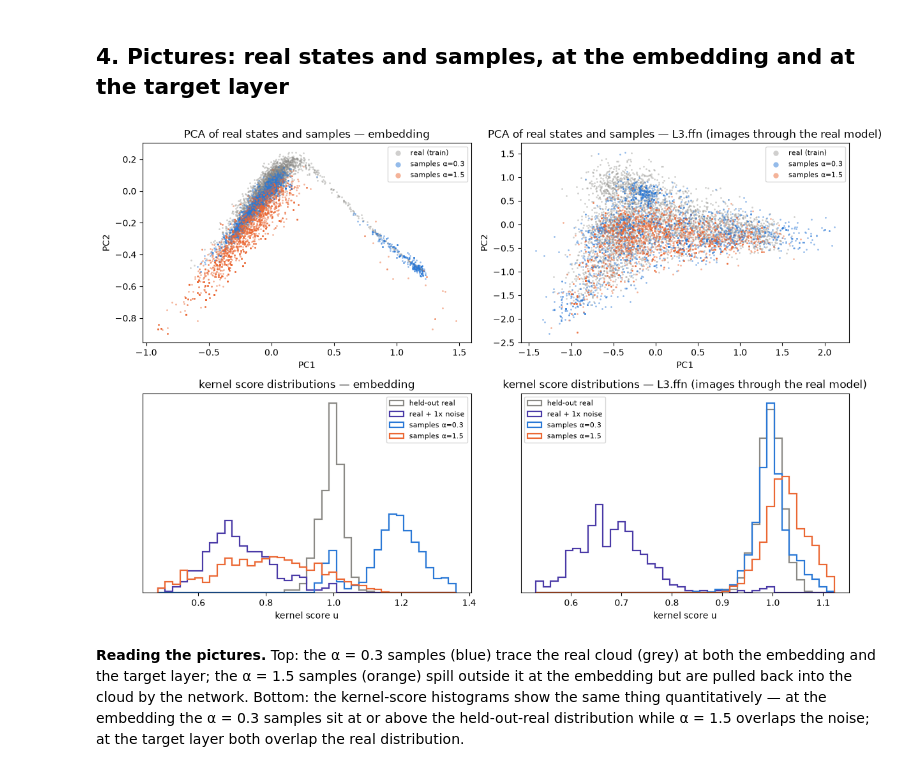
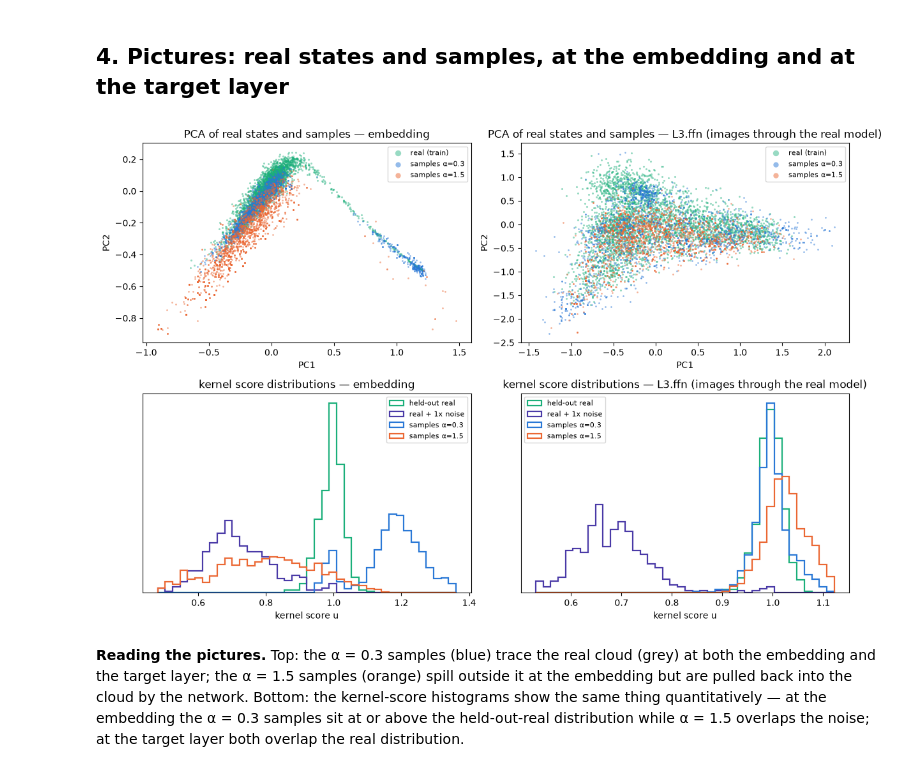
Before and after one commit to JVrabel/gmanifold, a Jupyter notebook: examples/quickstart_simplestories.ipynb, the cells around one changed output. Saved outputs shown, nothing was run; the diff lists cells and outputs as text; code cells hidden in the pictures.

Commit message:
Quickstart notebook: green for real states in the pictures

```diff
--- a/examples/quickstart_simplestories.ipynb
+++ b/examples/quickstart_simplestories.ipynb
@@ -117,25 +117,25 @@ observed states.
 # %%
 import matplotlib.pyplot as plt
 x03, x15 = M_in.sample(2000, alpha=0.3, seed=0)[0], M_in.sample(2000, alpha=1.5, seed=0)[0]
 fig, ax = plt.subplots(2, 2, figsize=(12, 8))
 for k, (ref, sets, title) in enumerate(((X_emb[trn], {"samples α=0.3": x03, "samples α=1.5": x15}, "embedding"),
                                          (X_layer[trn], {"samples α=0.3": map_fn(x03), "samples α=1.5": map_fn(x15)}, f"{LAYER} (images through the real model)"))):
     mu = ref.mean(0); W = torch.linalg.svd(ref - mu, full_matrices=False)[2][:2].T; P = lambda Z: ((Z - mu) @ W).cpu()
-    p = P(ref); ax[0, k].scatter(p[:, 0], p[:, 1], s=4, c="#8a8985", alpha=0.4, lw=0, label="real (train)")
+    p = P(ref); ax[0, k].scatter(p[:, 0], p[:, 1], s=5, c="#1baf7a", alpha=0.45, lw=0, label="real (train)")
     for (lab, Z), col in zip(sets.items(), ("#2a78d6", "#eb6834")):
         p = P(Z); ax[0, k].scatter(p[:, 0], p[:, 1], s=4, c=col, alpha=0.5, lw=0, label=lab)
     ax[0, k].set_title(f"PCA of real states and samples — {title}"); ax[0, k].legend(fontsize=8, markerscale=3); ax[0, k].set_xlabel("PC1"); ax[0, k].set_ylabel("PC2")
     kern, Xva_, M_ = (k_in, X_emb[va], M_in) if k == 0 else (k_out, X_layer[va], M_out)
     j = gm.knn(M_.X, 1, Xva_)[1][:, 0]; g = torch.Generator(device="cuda").manual_seed(0)
     nz = torch.randn(Xva_.shape, device="cuda", generator=g); noise = Xva_ + nz / nz.norm(dim=1, keepdim=True) * M_.unit(j)[:, None]
-    series = {"held-out real": (kern(Xva_), "#8a8985"), "real + 1x noise": (kern(noise), "#4a3aa7"), "samples α=0.3": (kern(sets["samples α=0.3"]), "#2a78d6"), "samples α=1.5": (kern(sets["samples α=1.5"]), "#eb6834")}
+    series = {"held-out real": (kern(Xva_), "#1baf7a"), "real + 1x noise": (kern(noise), "#4a3aa7"), "samples α=0.3": (kern(sets["samples α=0.3"]), "#2a78d6"), "samples α=1.5": (kern(sets["samples α=1.5"]), "#eb6834")}
     lo, hi = min(float(v.quantile(0.01)) for v, _ in series.values()), max(float(v.quantile(0.99)) for v, _ in series.values())
     for lab, (v, col) in series.items():
         ax[1, k].hist(v.cpu().numpy(), bins=40, range=(lo, hi), density=True, histtype="step", lw=1.6, color=col, label=lab)
     ax[1, k].set_xlabel("kernel score u"); ax[1, k].set_yticks([]); ax[1, k].set_title(f"kernel score distributions — {title}"); ax[1, k].legend(fontsize=8)
 fig.tight_layout(); plt.show()
 # %% [output]
-[figure, old version]
+[figure, new version]
 # %% [markdown]
 **Reading the pictures.** Top: the α = 0.3 samples (blue) trace the real cloud (grey) at both the embedding and
 the target layer; the α = 1.5 samples (orange) spill outside it at the embedding but are pulled back into the cloud by
```
